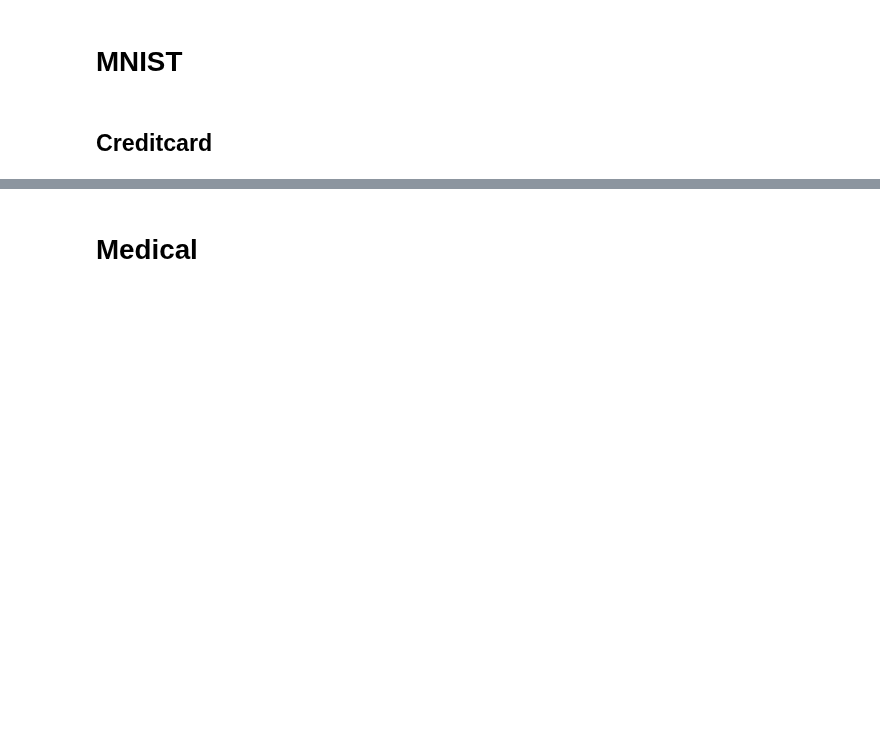
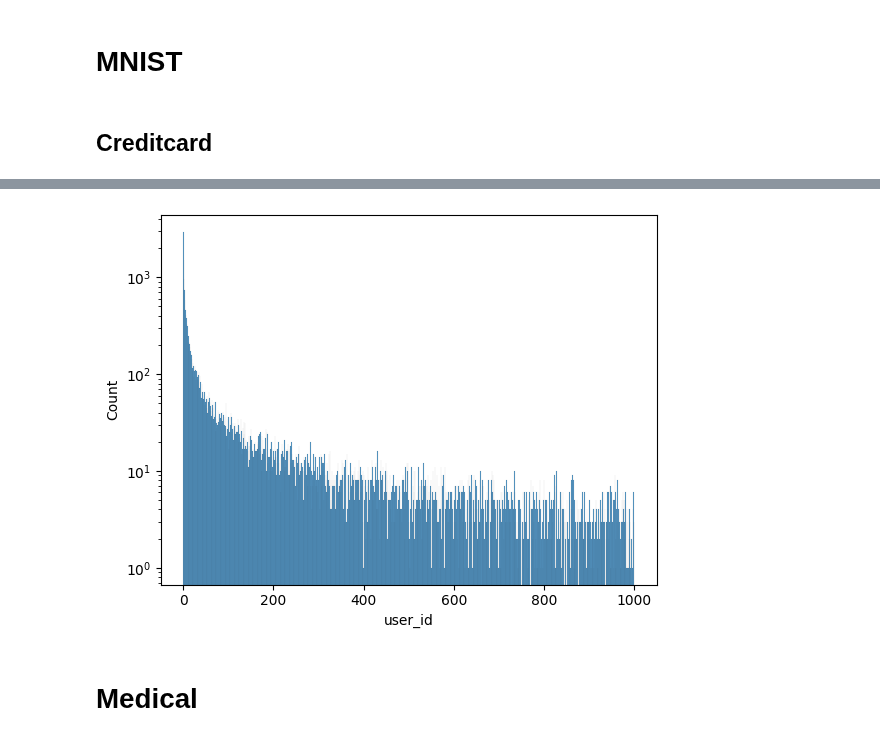
Before and after one commit to FumiyukiKato/uldp-fl, a Jupyter notebook: exp/user_dist.ipynb, the cells around one changed output, grey strips where cells are left out. Drawn from its saved outputs; the diff is of its cells as text; code cells hidden in the pictures; blank space fills up the shorter version.

```diff
--- a/exp/user_dist.ipynb
+++ b/exp/user_dist.ipynb
@@ -114,3 +114,8 @@ sns.histplot(data=user_silo_ids, x='user_id', hue='silo_id', multiple='stack', p
+# %%
+sns.histplot(data=user_silo_ids, x='user_id', palette='Set2', bins=1000)
+plt.yscale('log')
+# %% [output]
+[figure, added]
 # %% [markdown]
 # Medical
 # %%
```
Also changed, not shown: parts of 3 cells of this notebook, 7 other files.
